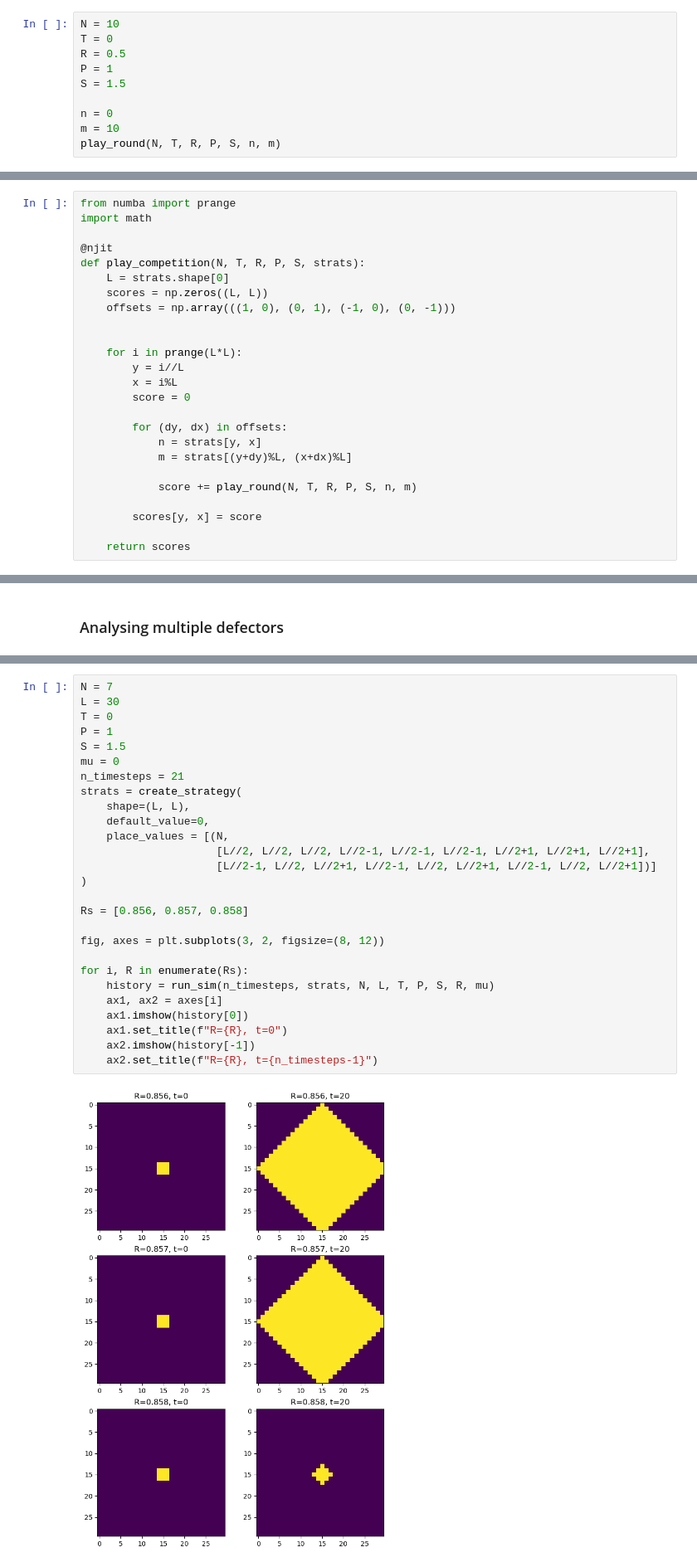
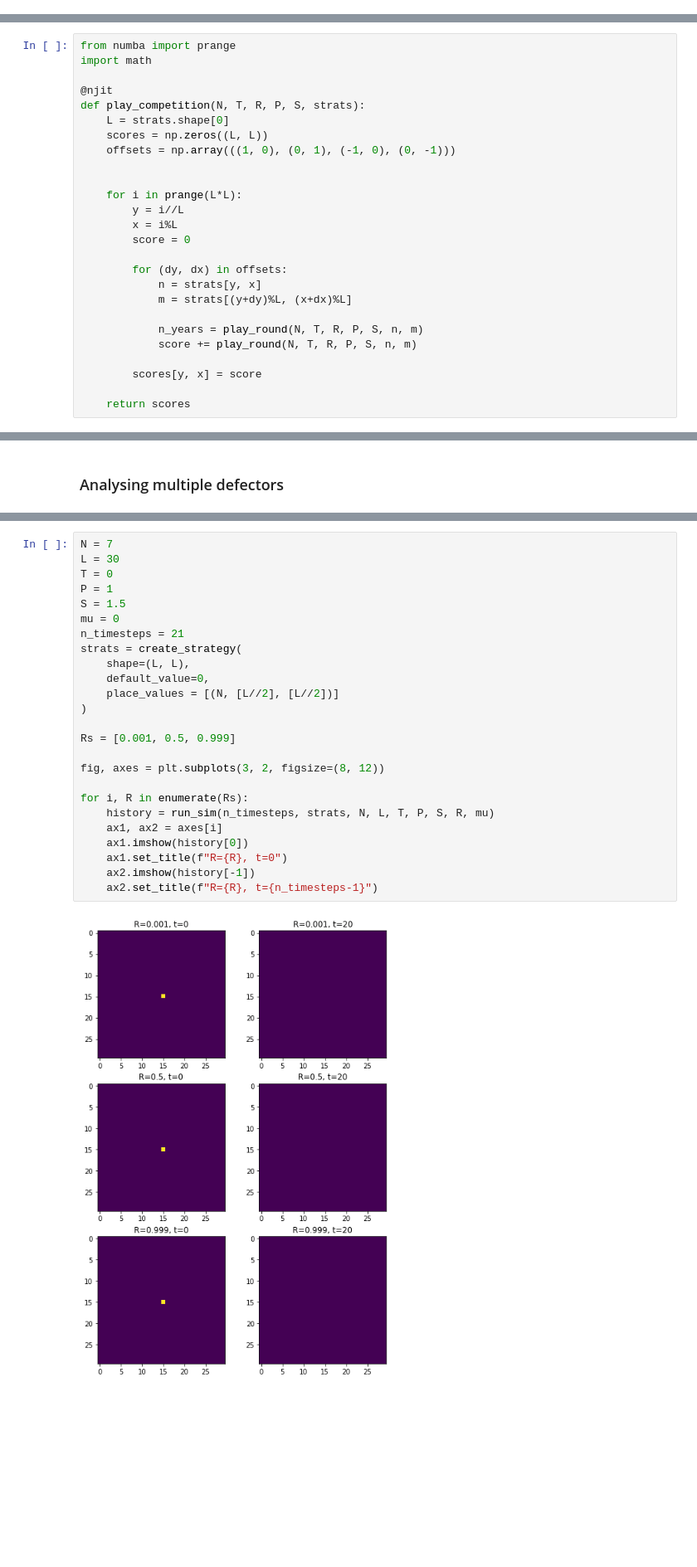
Before and after one commit to gasparyanartur/simulation-of-complex-systems-solutions, a Jupyter notebook: chapter-13/chapter-13.ipynb, the cells around one changed output, grey strips where cells are left out. Shown at 83% size. Cells and saved outputs as stored; diff of their text form; blank space fills up the shorter version.

```diff
--- a/chapter-13/chapter-13.ipynb
+++ b/chapter-13/chapter-13.ipynb
@@ -177,13 +186,3 @@ def test_play_round():
     assert np.all(np.isclose(outcomes, expected_outcome))
 
 #test_play_round()
-# %%
-N = 10
-T = 0
-R = 0.5
-P = 1
-S = 1.5
-
-n = 0
-m = 10
-play_round(N, T, R, P, S, n, m)
@@ -209,6 +206,7 @@ def play_competition(N, T, R, P, S, strats):
             n = strats[y, x]
             m = strats[(y+dy)%L, (x+dx)%L]
 
+            n_years = play_round(N, T, R, P, S, n, m)
             score += play_round(N, T, R, P, S, n, m)
 
         scores[y, x] = score
@@ -376,32 +374,30 @@ for i, strats in enumerate(stratss):
 # %%
 N = 7
 L = 30
 T = 0
 P = 1
 S = 1.5
 mu = 0
 n_timesteps = 21
 strats = create_strategy(
     shape=(L, L),
     default_value=0,
-    place_values = [(N,
-                     [L//2, L//2, L//2, L//2-1, L//2-1, L//2-1, L//2+1, L//2+1, L//2+1],
-                     [L//2-1, L//2, L//2+1, L//2-1, L//2, L//2+1, L//2-1, L//2, L//2+1])]
+    place_values = [(N, [L//2], [L//2])]
 )
 
-Rs = [0.856, 0.857, 0.858]
+Rs = [0.001, 0.5, 0.999]
 
 fig, axes = plt.subplots(3, 2, figsize=(8, 12))
 
 for i, R in enumerate(Rs):
     history = run_sim(n_timesteps, strats, N, L, T, P, S, R, mu)
     ax1, ax2 = axes[i]
     ax1.imshow(history[0])
     ax1.set_title(f"R={R}, t=0")
     ax2.imshow(history[-1])
     ax2.set_title(f"R={R}, t={n_timesteps-1}")
 # %% [output]
-[figure, old version]
+[figure, new version]
 # %% [markdown]
 ## Exercise 13.3
 # %% [markdown]
```
Also changed, not shown: parts of 3 cells of this notebook.
